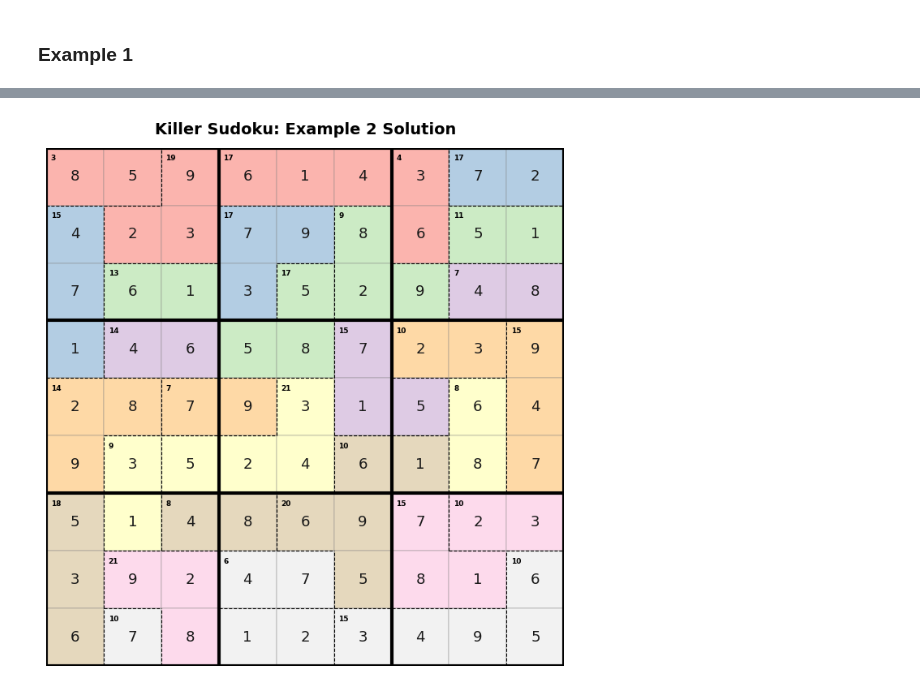
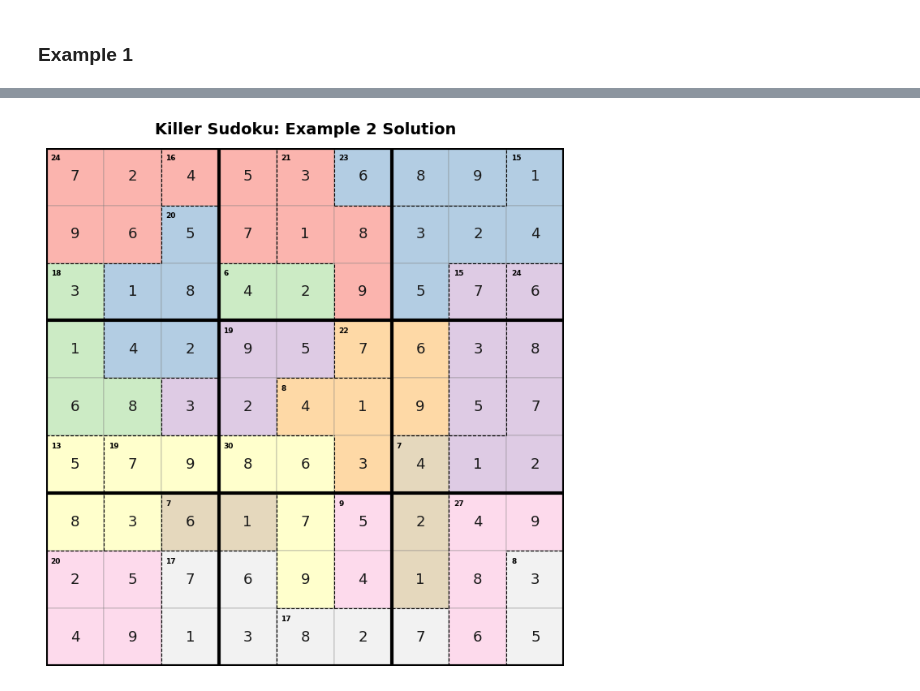
Before and after one commit to lunakim-ubc/Sudoku, a Jupyter notebook: Killer_Sudoku.ipynb, the cells around one changed output, grey strips where cells are left out. Drawn from its saved outputs; the diff is of its cells as text; code cells hidden in the pictures.

Commit message:
changed examples

```diff
--- a/Killer_Sudoku.ipynb
+++ b/Killer_Sudoku.ipynb
@@ -352,6 +347,6 @@ Final result:
 + ----------- + ----------- + ----------- +
 # %%
 if solution2:
-    draw_killer_sudoku(cages1, solution=solution2, title="Killer Sudoku: Example 2 Solution")
+    draw_killer_sudoku(cages2, solution=solution2, title="Killer Sudoku: Example 2 Solution")
 # %% [output]
-[figure, old version]
+[figure, new version]
```
Also changed, not shown: parts of 8 cells of this notebook.
